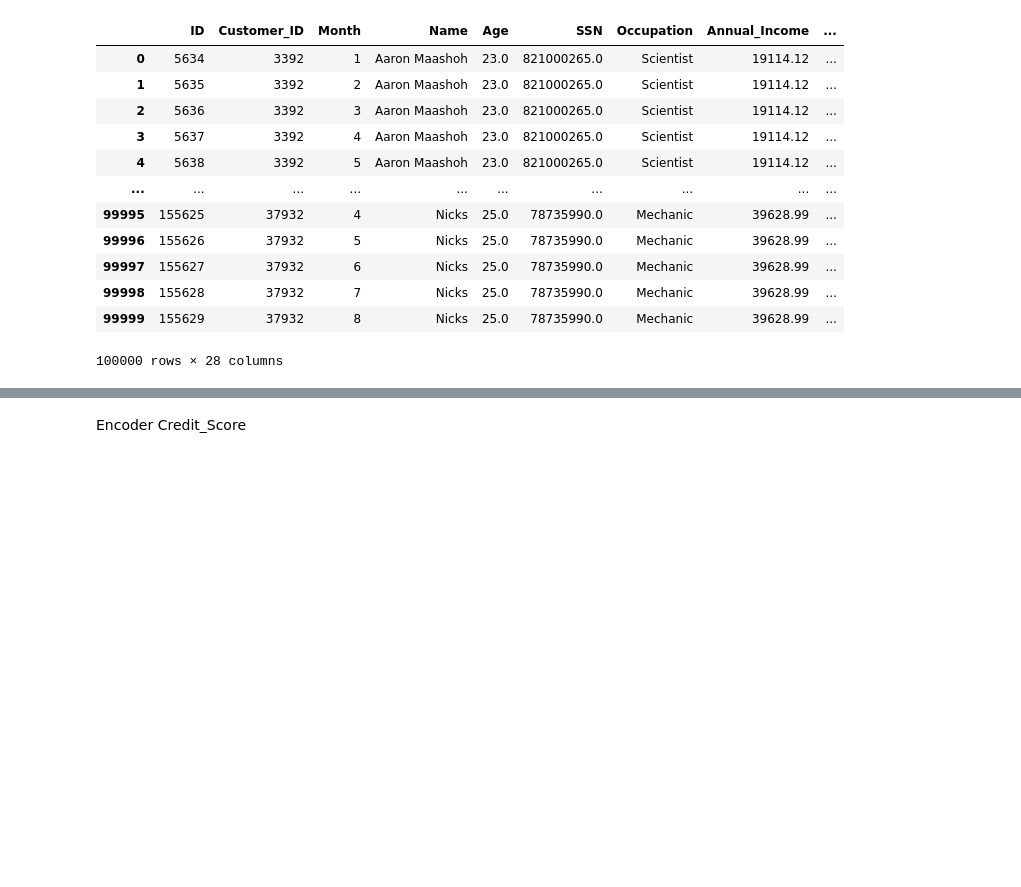
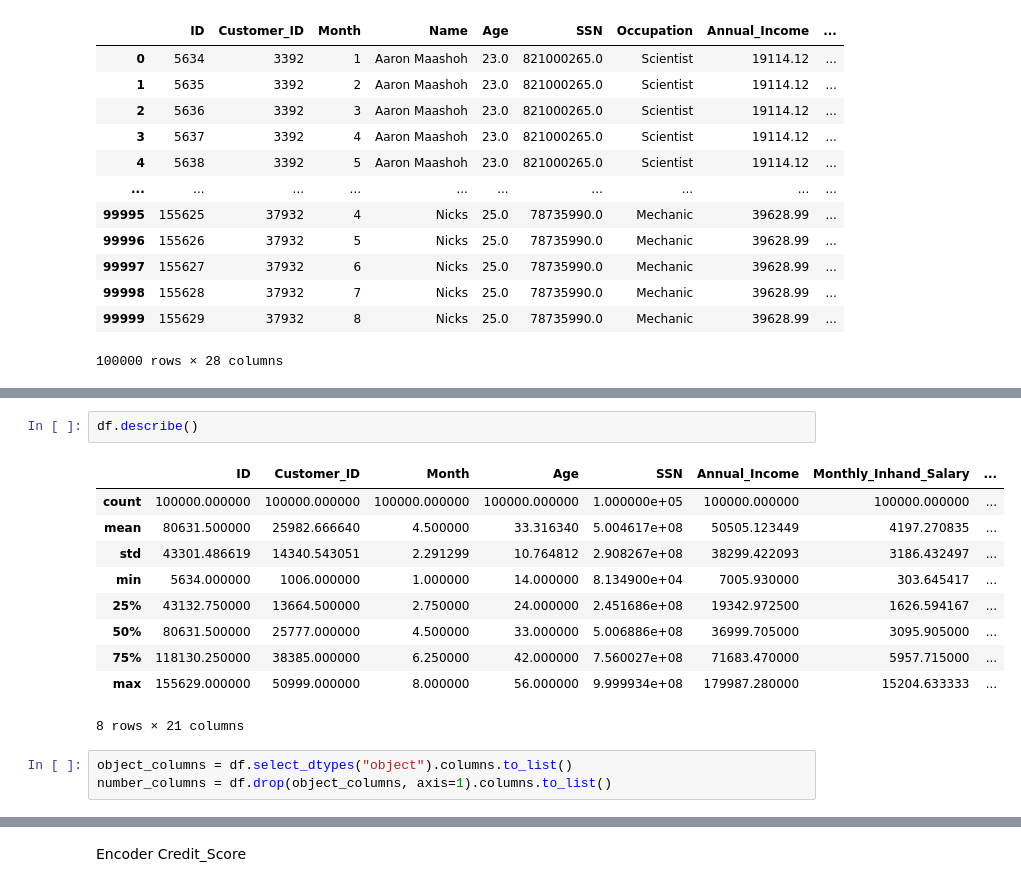
Before and after one commit to ThangQT2606/AI-ML-DL, a Jupyter notebook: banking.ipynb, the cells around one changed output, grey strips where cells are left out. Saved outputs shown, nothing was run; the diff lists cells and outputs as text; blank space fills up the shorter version.

```diff
--- a/banking.ipynb
+++ b/banking.ipynb
@@ -42,0 +56,16 @@ df
+# %%
+df.describe()
+# %% [output]
+|  | ID | Customer_ID | Month | Age | SSN | Annual_Income | Monthly_Inhand_Salary | ... |
+| count | 100000.000000 | 100000.000000 | 100000.000000 | 100000.000000 | 1.000000e+05 | 100000.000000 | 100000.000000 | ... |
+| mean | 80631.500000 | 25982.666640 | 4.500000 | 33.316340 | 5.004617e+08 | 50505.123449 | 4197.270835 | ... |
+| std | 43301.486619 | 14340.543051 | 2.291299 | 10.764812 | 2.908267e+08 | 38299.422093 | 3186.432497 | ... |
+| min | 5634.000000 | 1006.000000 | 1.000000 | 14.000000 | 8.134900e+04 | 7005.930000 | 303.645417 | ... |
+| 25% | 43132.750000 | 13664.500000 | 2.750000 | 24.000000 | 2.451686e+08 | 19342.972500 | 1626.594167 | ... |
+| 50% | 80631.500000 | 25777.000000 | 4.500000 | 33.000000 | 5.006886e+08 | 36999.705000 | 3095.905000 | ... |
+| 75% | 118130.250000 | 38385.000000 | 6.250000 | 42.000000 | 7.560027e+08 | 71683.470000 | 5957.715000 | ... |
+| max | 155629.000000 | 50999.000000 | 8.000000 | 56.000000 | 9.999934e+08 | 179987.280000 | 15204.633333 | ... |
+8 rows × 21 columns
+# %%
+object_columns = df.select_dtypes("object").columns.to_list()
+number_columns = df.drop(object_columns, axis=1).columns.to_list()
```
Also changed, not shown: parts of 44 cells of this notebook, 1 other file.
